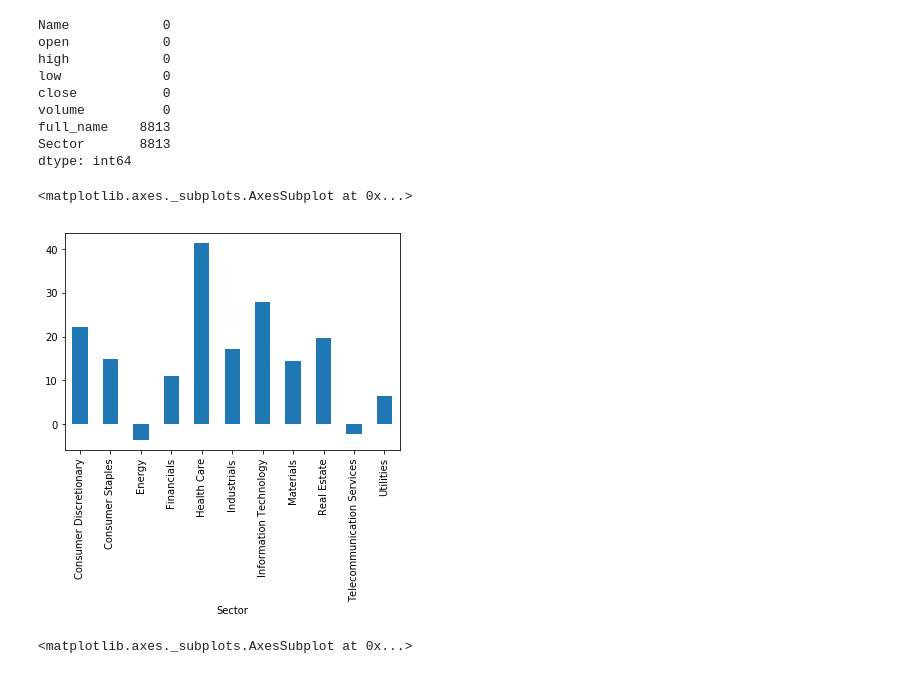
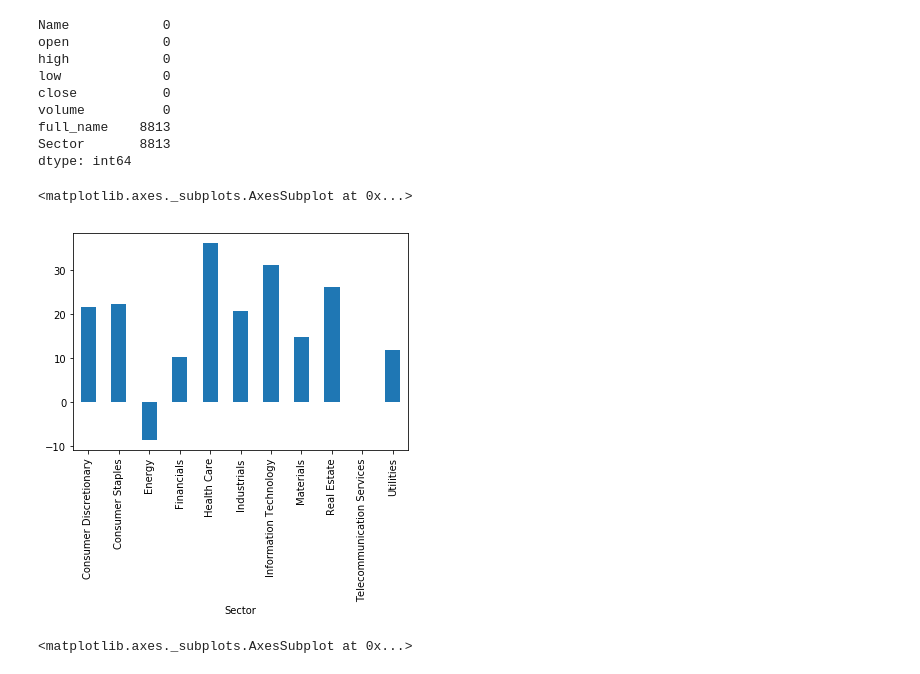
Before and after one commit to Aaivazi000/fintech-master, a Jupyter notebook: Marin Workspace/marin_4.18.ipynb, the cells around one changed output. Saved outputs shown, nothing was run; the diff lists cells and outputs as text; code cells hidden in the pictures.

```diff
--- a/Marin Workspace/marin_4.18.ipynb
+++ b/Marin Workspace/marin_4.18.ipynb
@@ -126,10 +126,10 @@ dtype: int64
 #Drop missing rows
 df.dropna(inplace = True)
 # %%
-(df['2015'].groupby('Sector').close.mean() - df['2013'].groupby('Sector').close.mean()).plot(kind = 'bar')
+(df['2016'].groupby('Sector').close.mean() - df['2013'].groupby('Sector').close.mean()).plot(kind = 'bar')
 # %% [output]
 <matplotlib.axes._subplots.AxesSubplot at 0x...>
-[figure, old version]
+[figure, new version]
 # %%
 #Bar graph of mean close price for sectors
 df.groupby('Sector').close.mean().plot(kind='bar', figsize = (8,8))
```
Also changed, not shown: parts of 12 cells of this notebook.
